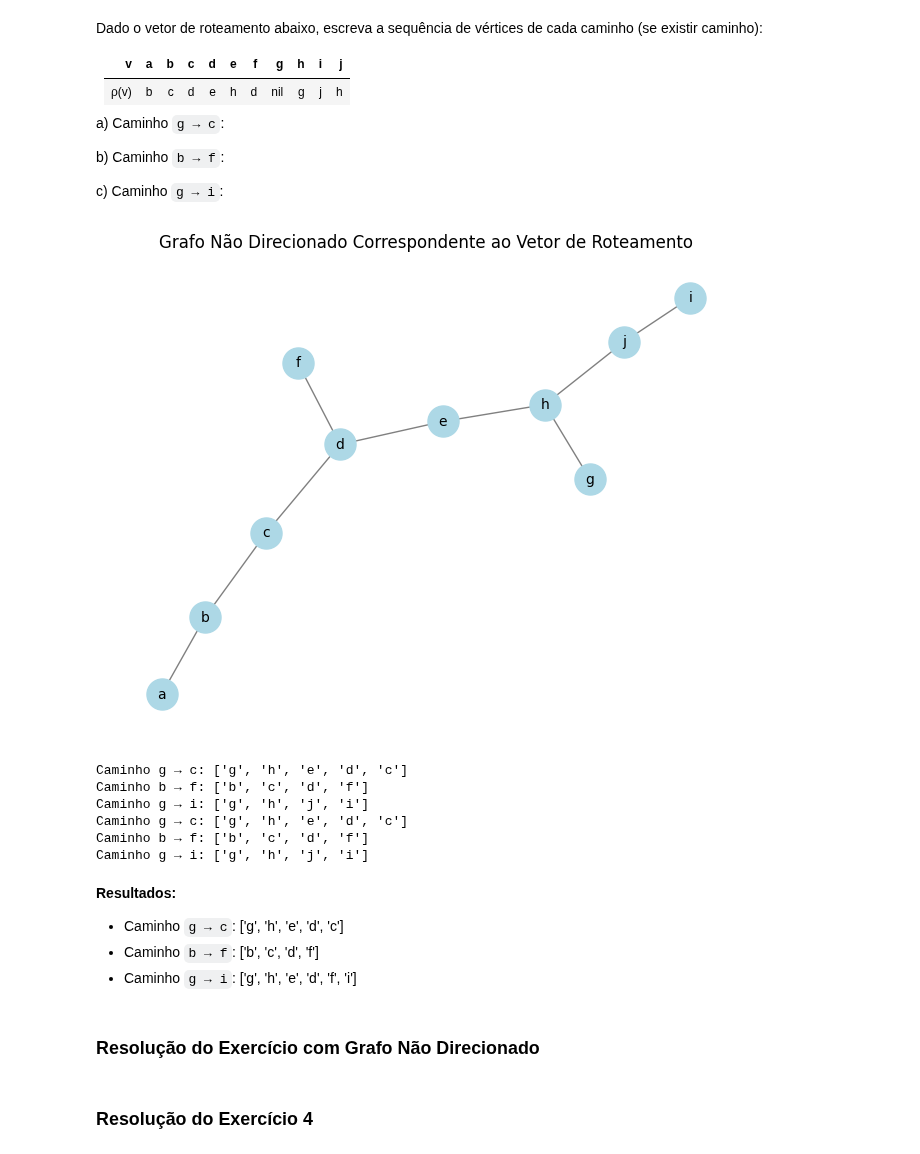
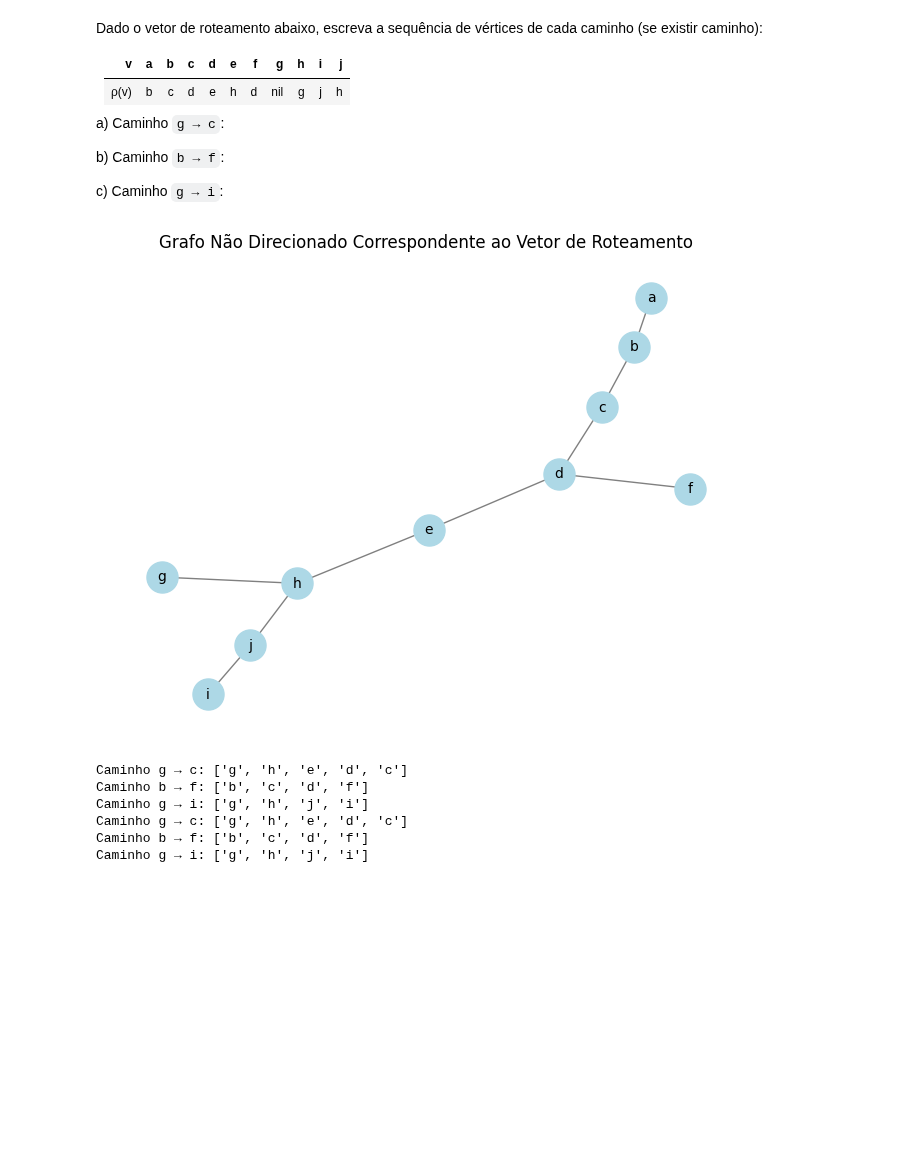
Before and after one commit to LeonardoVieiraGuimaraes/TeoriaGrafos, a Jupyter notebook: Aula06/Exercicíos.ipynb, the cells around one changed output. Saved outputs shown, nothing was run; the diff lists cells and outputs as text; code cells hidden in the pictures; blank space fills up the shorter version.

```diff
--- a/Aula06/Exercicíos.ipynb
+++ b/Aula06/Exercicíos.ipynb
@@ -191,7 +250,7 @@ def calcular_caminho_direcionado(vetor_roteamento, inicio, destino):
     caminho = [inicio]
     while inicio != destino:
         proximo = vetor_roteamento.get(inicio)
-        if proximo is None ou proximo == 'nil':
+        if proximo is None or proximo == 'nil':
             return 'Sem caminho'
         caminho.append(proximo)
         inicio = proximo
@@ -212,48 +271,38 @@ vetor_roteamento = {
 }
 
 # Criar o grafo não direcionado com base no vetor de roteamento
 G = nx.Graph()
-arestas = [(v, destino) for v, destino in vetor_roteamento.items() if destino and destino != 'nil']
+arestas = [(v, destino) for v, destino in vetor_roteamento.items() if destino and destino != None]
 G.add_edges_from(arestas)
 
 # Plotar o grafo
 pos = nx.spring_layout(G)
 nx.draw(G, pos, with_labels=True, node_color='lightblue', edge_color='gray', node_size=500, font_size=10)
 plt.title('Grafo Não Direcionado Correspondente ao Vetor de Roteamento')
 plt.show()
 
 # Cálculo dos caminhos
 caminho_g_c = nx.shortest_path(G, source='g', target='c') if nx.has_path(G, 'g', 'c') else 'Sem caminho'
 caminho_b_f = nx.shortest_path(G, source='b', target='f') if nx.has_path(G, 'b', 'f') else 'Sem caminho'
 caminho_g_i = nx.shortest_path(G, source='g', target='i') if nx.has_path(G, 'g', 'i') else 'Sem caminho'
 
 # Exibir os resultados
 print(f'Caminho g → c: {caminho_g_c}')
 print(f'Caminho b → f: {caminho_b_f}')
 print(f'Caminho g → i: {caminho_g_i}')
 
 caminho_g_c = calcular_caminho_nao_direcionado(G, 'g', 'c')
 caminho_b_f = calcular_caminho_nao_direcionado(G, 'b', 'f')
 caminho_g_i = calcular_caminho_nao_direcionado(G, 'g', 'i')
 # Exibir os resultados
 print(f'Caminho g → c: {caminho_g_c}')
 print(f'Caminho b → f: {caminho_b_f}')
 print(f'Caminho g → i: {caminho_g_i}')
 # %% [output]
-[figure, old version]
+[figure, new version]
 Caminho g → c: ['g', 'h', 'e', 'd', 'c']
 Caminho b → f: ['b', 'c', 'd', 'f']
 Caminho g → i: ['g', 'h', 'j', 'i']
 Caminho g → c: ['g', 'h', 'e', 'd', 'c']
 Caminho b → f: ['b', 'c', 'd', 'f']
 Caminho g → i: ['g', 'h', 'j', 'i']
-# %% [markdown]
-**Resultados:**
-
-- Caminho `g → c`: ['g', 'h', 'e', 'd', 'c']
-- Caminho `b → f`: ['b', 'c', 'd', 'f']
-- Caminho `g → i`: ['g', 'h', 'e', 'd', 'f', 'i']
-# %% [markdown]
-### Resolução do Exercício com Grafo Não Direcionado
-# %% [markdown]
-### Resolução do Exercício 4
```
Also changed, not shown: parts of 42 cells of this notebook, 1 other file.
